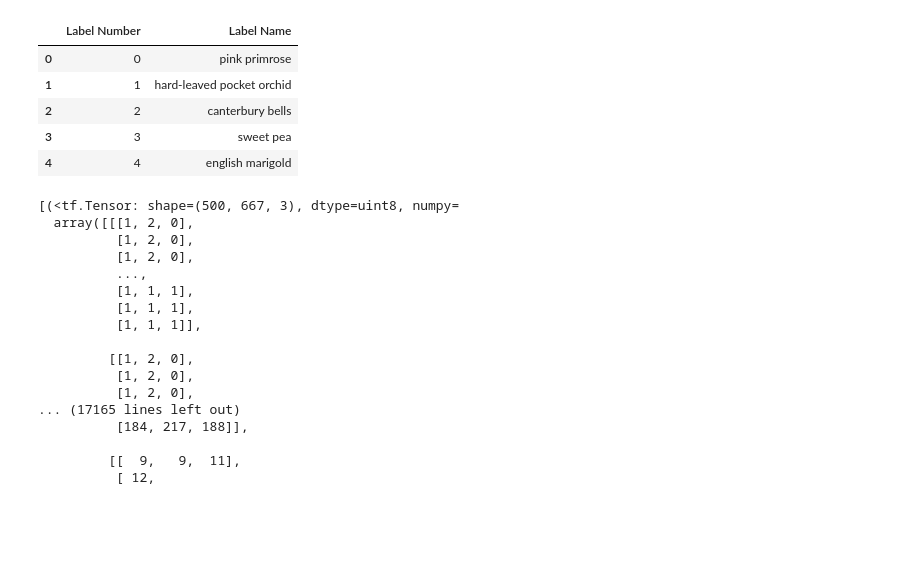
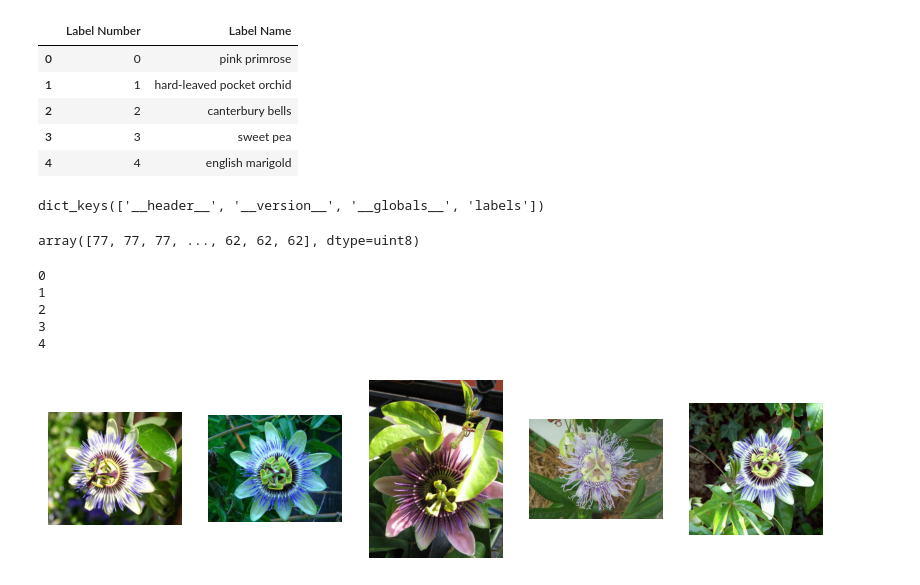
Before and after one commit to PooyaLaryan/FSL, a Jupyter notebook: help-file.ipynb, the cells around one changed output. Drawn from its saved outputs; the diff is of its cells as text; code cells hidden in the pictures; blank space fills up the shorter version.

```diff
--- a/help-file.ipynb
+++ b/help-file.ipynb
@@ -45,24 +48,32 @@ dataset.head()
 | 4 | 4 | english marigold |
 # %%
 dataset.to_csv('lables.csv',index=False)
-# %%
-a = [lable for (image, lable) in enumerate(train_dataset)]
-a
-# %% [output]
-[(<tf.Tensor: shape=(500, 667, 3), dtype=uint8, numpy=
-  array([[[1, 2, 0],
-          [1, 2, 0],
-          [1, 2, 0],
-          ...,
-          [1, 1, 1],
-          [1, 1, 1],
-          [1, 1, 1]],
-
-         [[1, 2, 0],
-          [1, 2, 0],
-          [1, 2, 0],
-... (17165 lines left out)
-          [184, 217, 188]],
-
-         [[  9,   9,  11],
-          [ 12,
+# %%
+data_set = loadmat("imagelabels.mat")
+print(data_set.keys())
+# %% [output]
+dict_keys(['__header__', '__version__', '__globals__', 'labels'])
+# %%
+dataSet = data_set['labels'][0]
+dataSet
+# %% [output]
+array([77, 77, 77, ..., 62, 62, 62], dtype=uint8)
+# %%
+plt.figure(figsize=(10, 5))
+for i, image in enumerate(os.listdir('102flowers')):
+    print(i)
+    plt.subplot(1, 5, i + 1)
+    image_path = os.path.join('102flowers',image)
+    imageForShow = Image.open(image_path)
+    plt.imshow(imageForShow)
+    plt.title(f"Class: {label.numpy()}\n{info.features['label'].names[label.numpy()]}")
+    plt.axis("off")
+    if(i == 4):
+        break
+# %% [output]
+0
+1
+2
+3
+4
+[figure, added]
```
Also changed, not shown: parts of 1 cell of this notebook.
